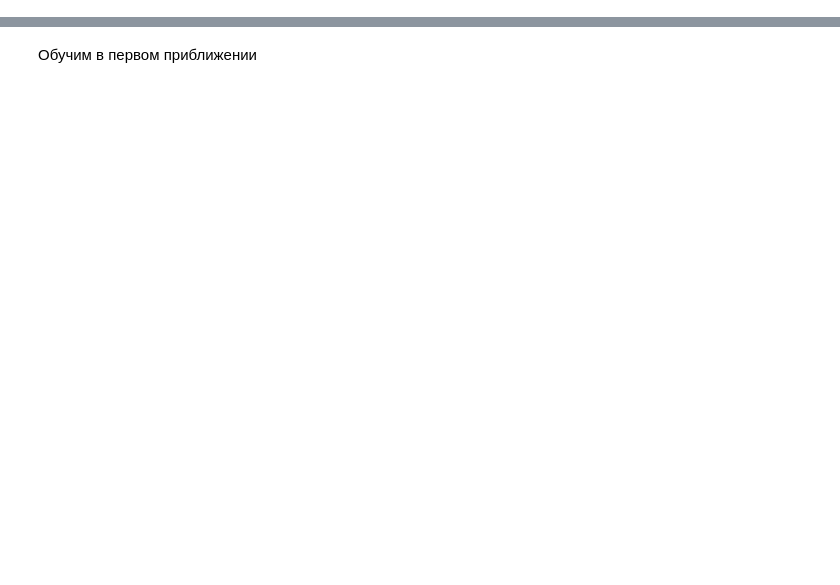
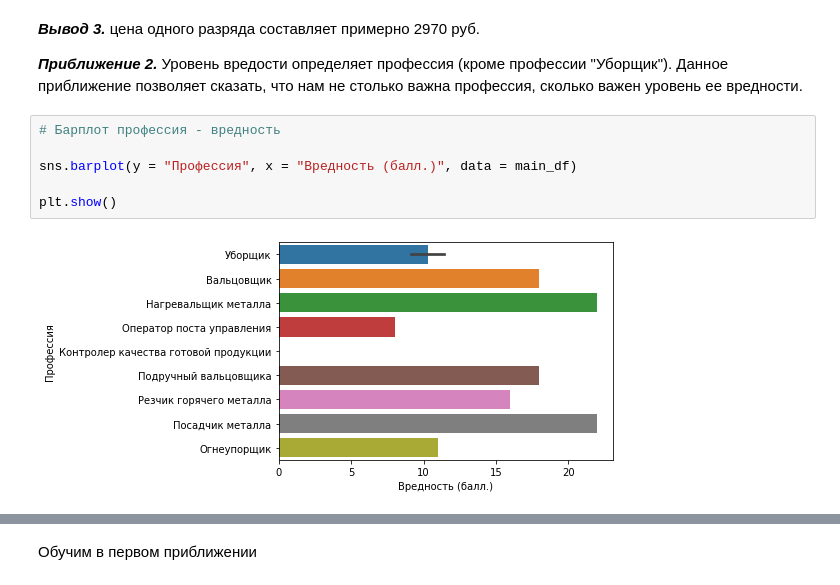
Before and after one commit to alscovidny/test_ecopsy, a Jupyter notebook: test_ecopsy.ipynb, the cells around one changed output, grey strips where cells are left out. Drawn from its saved outputs; the diff is of its cells as text; blank space fills up the shorter version.

```diff
--- a/test_ecopsy.ipynb
+++ b/test_ecopsy.ipynb
@@ -109,0 +53,12 @@ anon_df
+# %% [markdown]
+***Вывод 3.*** цена одного разряда составляет примерно 2970 руб.
+
+***Приближение 2.*** Уровень вредости определяет профессия (кроме профессии "Уборщик"). Данное приближение позволяет сказать, что нам не столько важна профессия, сколько важен уровень ее вредности.
+# %%
+# Барплот профессия - вредность
+
+sns.barplot(y = "Профессия", x = "Вредность (балл.)", data = main_df)
+
+plt.show()
+# %% [output]
+[figure, added]
```
Also changed, not shown: parts of 35 cells of this notebook.
